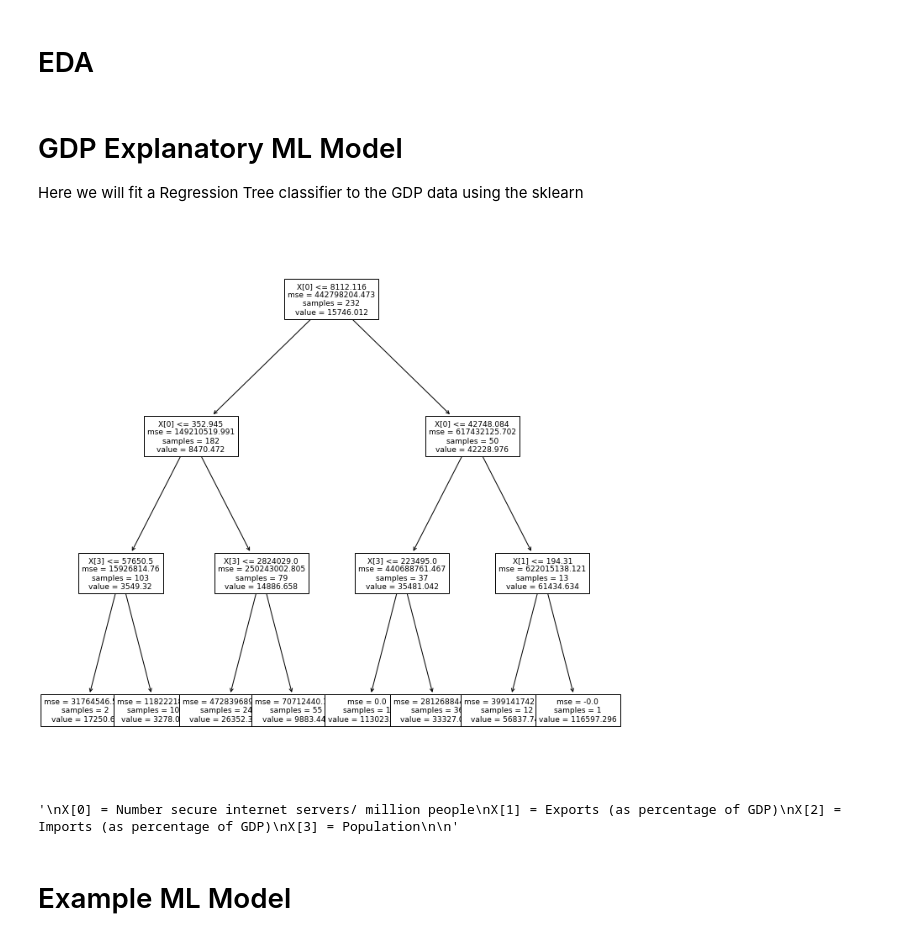
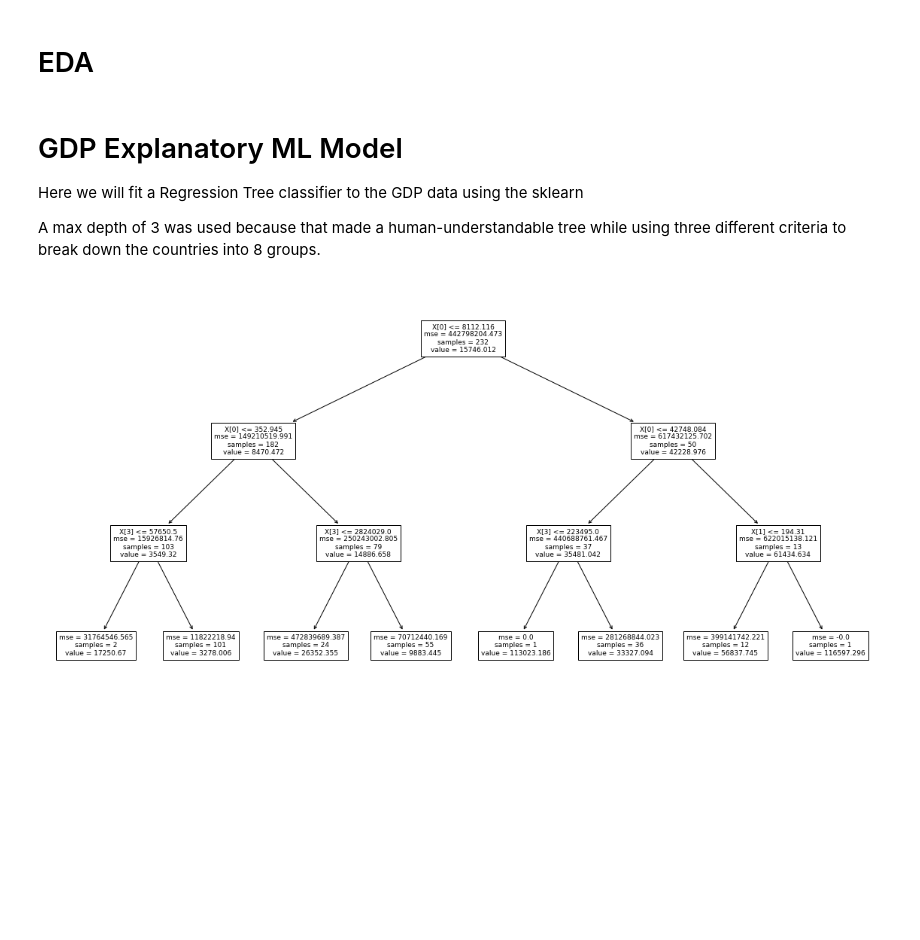
Before and after one commit to rsvpros/GDP-Machine-Learning, a Jupyter notebook: Decision_Tree_Model.ipynb, the cells around one changed output. Saved outputs shown, nothing was run; the diff lists cells and outputs as text; code cells hidden in the pictures; blank space fills up the shorter version.

Commit message:
Decision Tree finished
The decision tree is finished, but this version includes the old tree without labels.

Will take that out next time

```diff
--- a/Decision_Tree_Model.ipynb
+++ b/Decision_Tree_Model.ipynb
@@ -69,43 +72,52 @@ Number rows dropped due to NaN's:  34
 # GDP Explanatory ML Model
 
 Here we will fit a Regression Tree classifier to the GDP data using the sklearn
+
+A max depth of 3 was used because that made a human-understandable tree while using three different criteria to break down the countries into 8 groups.
 # %%
 from sklearn.tree import DecisionTreeRegressor
 from sklearn import tree
 import matplotlib.pyplot as plt
 
 
 #Decision tree with depth provided
 #decision_tree = tree.DecisionTreeClassifier(max_depth = depth)
 
 
 
 #Set up X and y
 X = np.matrix(GDPDF.drop([ 'GDP','Country Name', 'GDPpC'], axis=1))
 
 y = np.matrix( GDPDF.GDPpC )
 y = y.reshape(-1, 1)
 
 #METHOD CALL:
-regressor = DecisionTreeRegressor(random_state = 0, max_depth = 3)
+regressor = DecisionTreeRegressor( random_state = 0,  max_depth = 3)
+# I would have liked to use absolute error instead of MSE, but couldn't get it to work
 
 model = regressor.fit(X, y)
 #print(tree.plot_tree(model))
 
-plt.figure(figsize=(12,12))  # set plot size (denoted in inches)
+plt.figure(figsize=(20,10))  # set plot size (denoted in inches)
 tree.plot_tree(model, fontsize=9)
 plt.show()
 
 
 '''
 X[0] = Number secure internet servers/ million people
 X[1] = Exports (as percentage of GDP)
 X[2] = Imports (as percentage of GDP)
 X[3] = Population
+'''
 
-'''
+#Export a Prettier graph a la: https://www.geeksforgeeks.org/python-decision-tree-regression-using-sklearn/
+
+# import export_graphviz
+from sklearn.tree import export_graphviz
+
+# export the decision tree to a tree.dot file
+# for visualizing the plot easily anywhere
+export_graphviz(regressor, out_file ='GDPtree.png',
+               feature_names =["Internet", "Exports", "Imports", "Population" ])
 # %% [output]
-[figure, old version]
+[figure, new version]
-'\nX[0] = Number secure internet servers/ million people\nX[1] = Exports (as percentage of GDP)\nX[2] = Imports (as percentage of GDP)\nX[3] = Population\n\n'
-# %% [markdown]
-# Example ML Model
```
Also changed, not shown: parts of 8 cells of this notebook, 1 other file.
